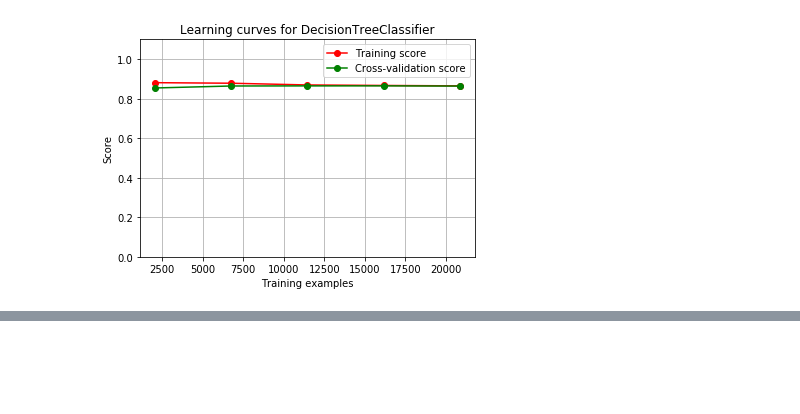
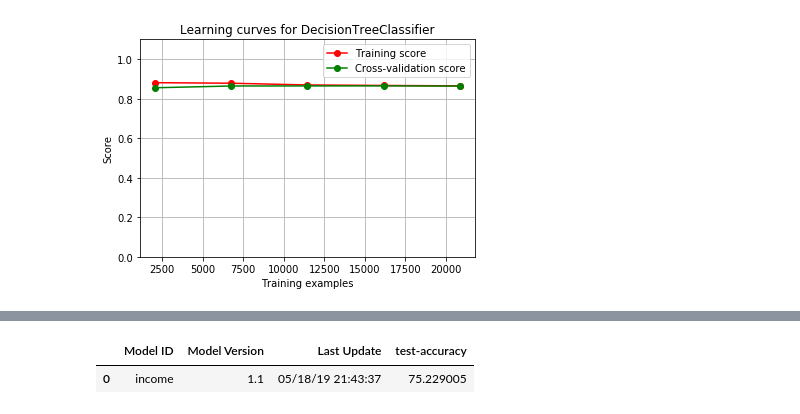
Before and after one commit to legion-platform/legion, a Jupyter notebook: examples/Sklearn-Income/Income-wo-df.ipynb, the cells around one changed output, grey strips where cells are left out. Drawn from its saved outputs; the diff is of its cells as text; code cells hidden in the pictures; blank space fills up the shorter version.

```diff
--- a/examples/Sklearn-Income/Income-wo-df.ipynb
+++ b/examples/Sklearn-Income/Income-wo-df.ipynb
@@ -385,0 +387,5 @@ Wall time: 27.2 µs
+# %%
+model.show_metrics()
+# %% [output]
+|  | Model ID | Model Version | Last Update | test-accuracy |
+| 0 | income | 1.1 | 05/18/19 21:43:37 | 75.229005 |
```
Also changed, not shown: parts of 10 cells of this notebook, 36 other files.
